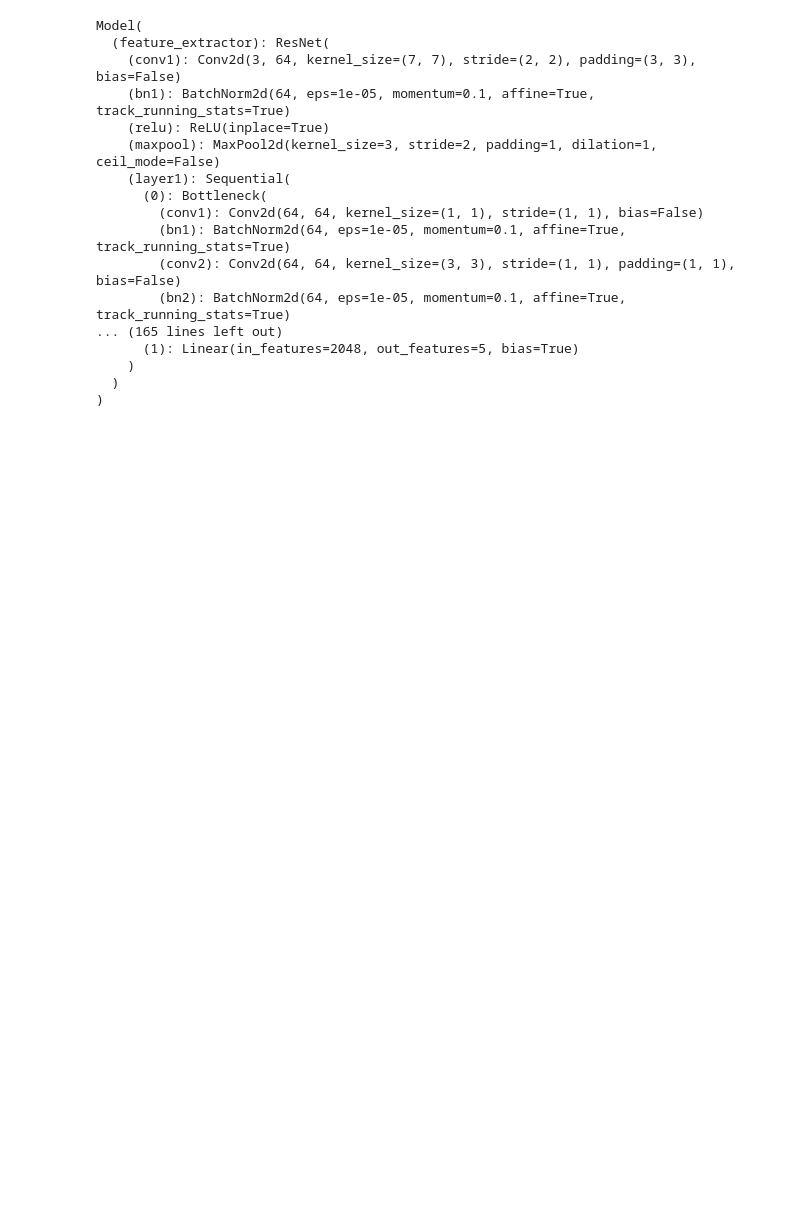
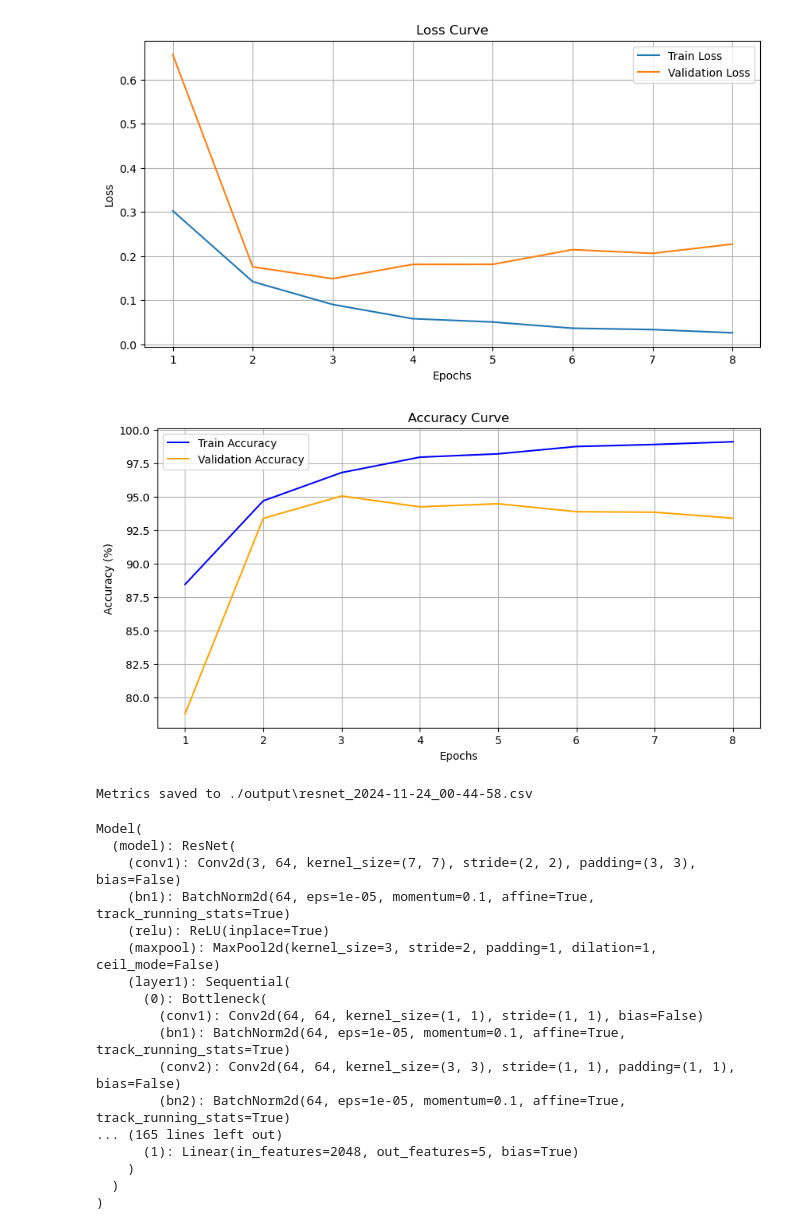
Before and after one commit to NORR3LL/project, a Jupyter notebook: 1517_model.ipynb, the cells around one changed output. Cells and saved outputs as stored; diff of their text form; code cells hidden in the pictures; blank space fills up the shorter version.

```diff
--- a/1517_model.ipynb
+++ b/1517_model.ipynb
@@ -236,6 +282,6 @@ trained_model_base.eval()
 # %%
 # setup
-train_loader, val_loader = get_data_loaders('C:/uoft/1517/content/content/lung_ct_augmented/train', 'C:/uoft/1517/content/content/lung_ct_augmented/val')
+train_loader, val_loader = get_data_loaders('C:/uoft/1517/project/project/Streamlit/outputs/Gold/train', 'C:/uoft/1517/project/project/Streamlit/outputs/Gold/val')
 model = Model(num_classes=5).to(device)
 criterion = nn.CrossEntropyLoss()
 optimizer = optim.Adam(model.parameters(), lr=1e-4, weight_decay=1e-4)
@@ -248,12 +294,14 @@ trainerRes = Trainer(model, train_loader, val_loader, criterion, optimizer, sche
 trained_model_res = trainerRes.train(num_epochs=20)
 
 # save model checkpoint
-torch.save(trained_model_res.state_dict(), 'resnet_finetuned.pth')
+pth_name = f"resnet_{date}.pth"
+torch.save(trained_model_res.state_dict(), pth_name)
 
 # save training history
-trainerRes.save_metrics_to_csv(csv_filename="resnet_finetuned.csv")
+csv_filename = f"resnet_{date}.csv"
+trainerRes.save_metrics_to_csv(csv_filename)
 
 # load model
-trained_model_res.load_state_dict(torch.load('resnet_finetuned.pth'))
+trained_model_res.load_state_dict(torch.load(pth_name))
 trained_model_res.eval()
 # %% [output]
@@ -275,19 +320,22 @@ Epoch 15/20, Train Loss: 0.0157, Val Loss: 0.1252, Val Accuracy: 96.65%
 EarlyStopping counter: 5 out of 5
 Early stopping triggered
+[figure, added]
+[figure, added]
-Model(
-  (feature_extractor): ResNet(
-    (conv1): Conv2d(3, 64, kernel_size=(7, 7), stride=(2, 2), padding=(3, 3), bias=False)
-    (bn1): BatchNorm2d(64, eps=1e-05, momentum=0.1, affine=True, track_running_stats=True)
-    (relu): ReLU(inplace=True)
-    (maxpool): MaxPool2d(kernel_size=3, stride=2, padding=1, dilation=1, ceil_mode=False)
-    (layer1): Sequential(
-      (0): Bottleneck(
-        (conv1): Conv2d(64, 64, kernel_size=(1, 1), stride=(1, 1), bias=False)
-        (bn1): BatchNorm2d(64, eps=1e-05, momentum=0.1, affine=True, track_running_stats=True)
-        (conv2): Conv2d(64, 64, kernel_size=(3, 3), stride=(1, 1), padding=(1, 1), bias=False)
-        (bn2): BatchNorm2d(64, eps=1e-05, momentum=0.1, affine=True, track_running_stats=True)
-... (165 lines left out)
-      (1): Linear(in_features=2048, out_features=5, bias=True)
-    )
-  )
-)
+Metrics saved to ./output\resnet_2024-11-24_00-44-58.csv
+Model(
+  (model): ResNet(
+    (conv1): Conv2d(3, 64, kernel_size=(7, 7), stride=(2, 2), padding=(3, 3), bias=False)
+    (bn1): BatchNorm2d(64, eps=1e-05, momentum=0.1, affine=True, track_running_stats=True)
+    (relu): ReLU(inplace=True)
+    (maxpool): MaxPool2d(kernel_size=3, stride=2, padding=1, dilation=1, ceil_mode=False)
+    (layer1): Sequential(
+      (0): Bottleneck(
+        (conv1): Conv2d(64, 64, kernel_size=(1, 1), stride=(1, 1), bias=False)
+        (bn1): BatchNorm2d(64, eps=1e-05, momentum=0.1, affine=True, track_running_stats=True)
+        (conv2): Conv2d(64, 64, kernel_size=(3, 3), stride=(1, 1), padding=(1, 1), bias=False)
+        (bn2): BatchNorm2d(64, eps=1e-05, momentum=0.1, affine=True, track_running_stats=True)
+... (165 lines left out)
+      (1): Linear(in_features=2048, out_features=5, bias=True)
+    )
+  )
+)
```
Also changed, not shown: parts of 9 cells of this notebook, 22 other files.
